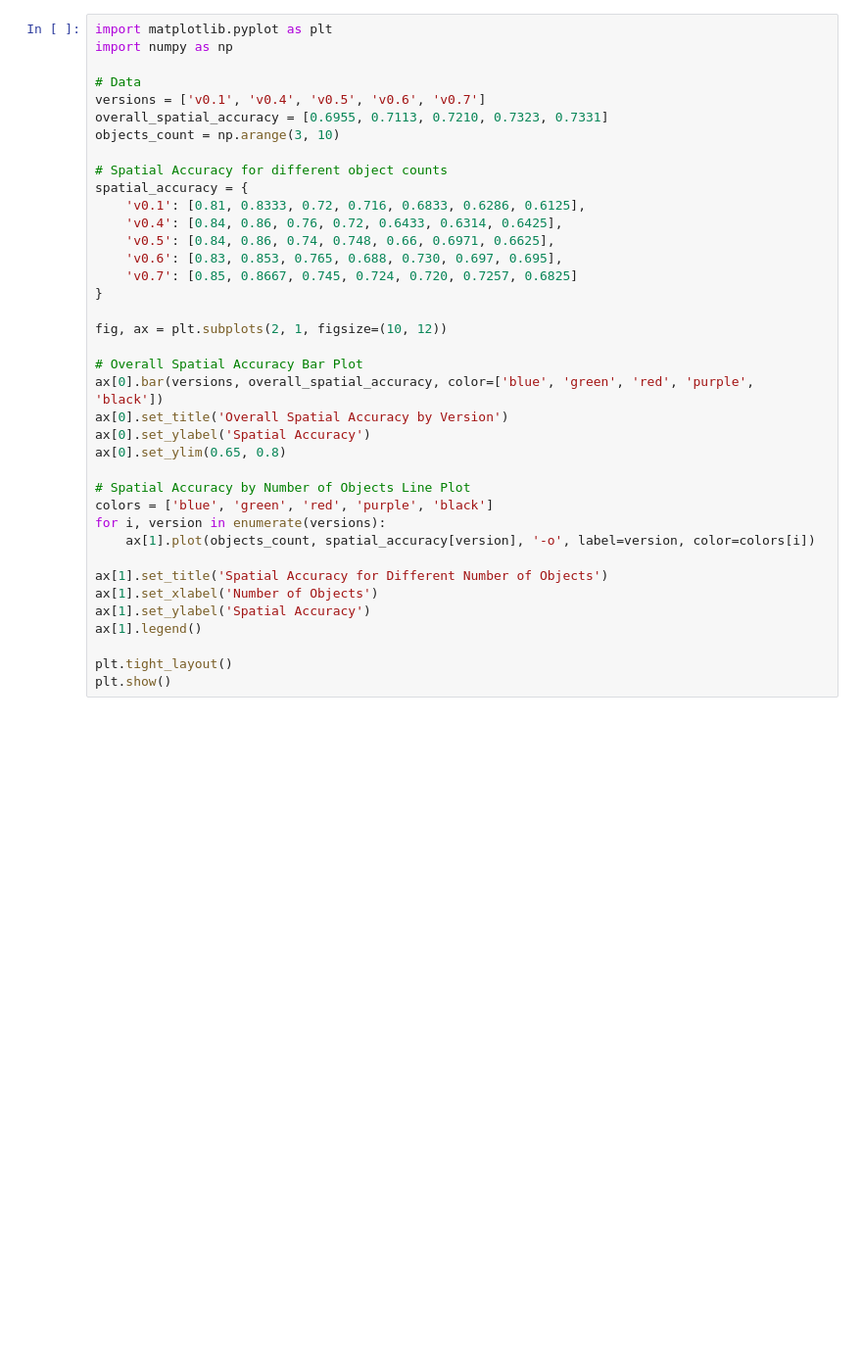
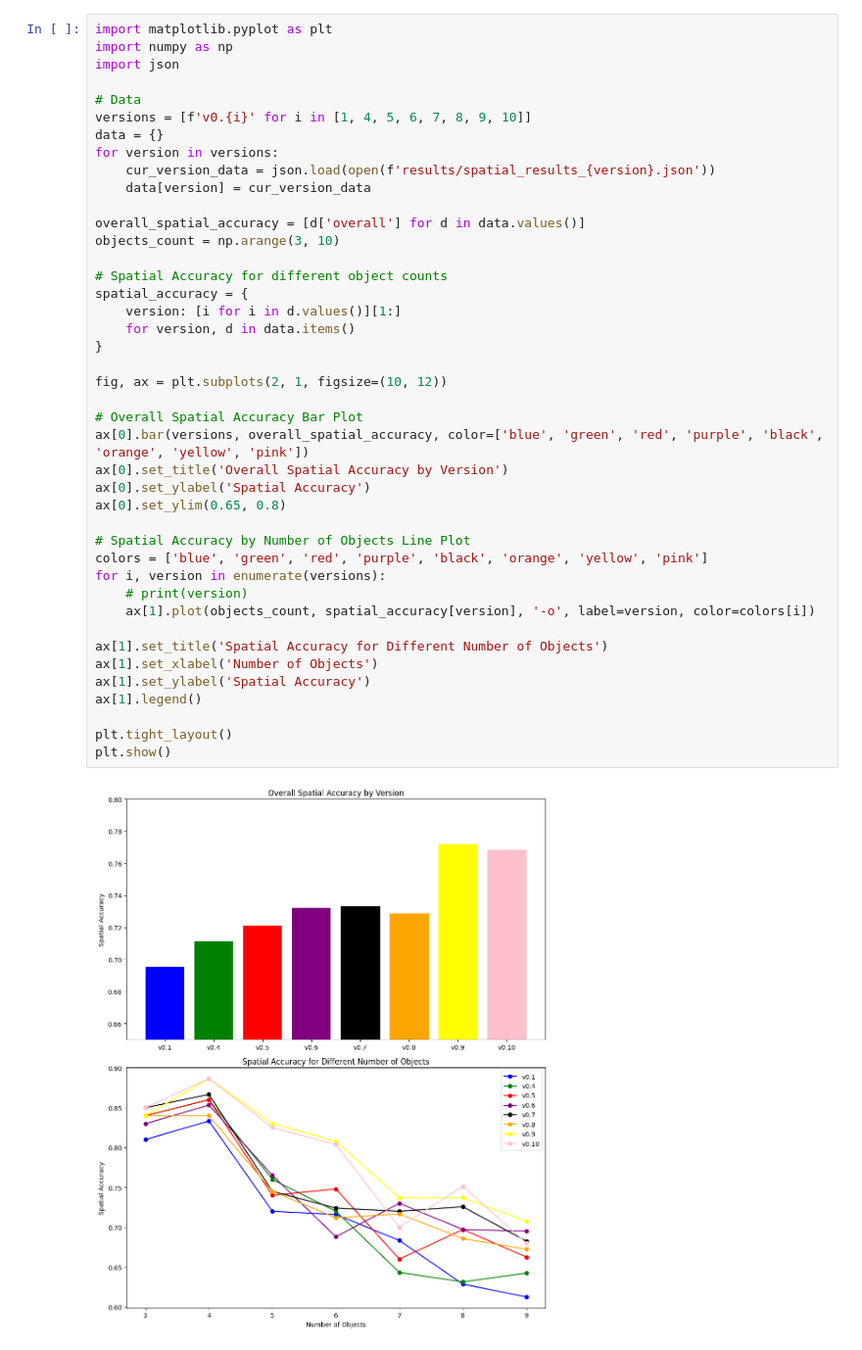
Before and after one commit to weiyueli7/SON, a Jupyter notebook: vis.ipynb, the cells around one changed output. Shown: that part at 98% size. Saved outputs shown, nothing was run; the diff lists cells and outputs as text; blank space fills up the shorter version.

Commit message:
update viz for spatial

```diff
--- a/vis.ipynb
+++ b/vis.ipynb
@@ -1,38 +1,44 @@
 # %%
 import matplotlib.pyplot as plt
 import numpy as np
+import json
 
 # Data
-versions = ['v0.1', 'v0.4', 'v0.5', 'v0.6', 'v0.7']
-overall_spatial_accuracy = [0.6955, 0.7113, 0.7210, 0.7323, 0.7331]
+versions = [f'v0.{i}' for i in [1, 4, 5, 6, 7, 8, 9, 10]]
+data = {}
+for version in versions:
+    cur_version_data = json.load(open(f'results/spatial_results_{version}.json'))
+    data[version] = cur_version_data
+
+overall_spatial_accuracy = [d['overall'] for d in data.values()]
 objects_count = np.arange(3, 10)
 
 # Spatial Accuracy for different object counts
 spatial_accuracy = {
-    'v0.1': [0.81, 0.8333, 0.72, 0.716, 0.6833, 0.6286, 0.6125],
-    'v0.4': [0.84, 0.86, 0.76, 0.72, 0.6433, 0.6314, 0.6425],
-    'v0.5': [0.84, 0.86, 0.74, 0.748, 0.66, 0.6971, 0.6625],
-    'v0.6': [0.83, 0.853, 0.765, 0.688, 0.730, 0.697, 0.695],
-    'v0.7': [0.85, 0.8667, 0.745, 0.724, 0.720, 0.7257, 0.6825]
+    version: [i for i in d.values()][1:]
+    for version, d in data.items()
 }
 
 fig, ax = plt.subplots(2, 1, figsize=(10, 12))
 
 # Overall Spatial Accuracy Bar Plot
-ax[0].bar(versions, overall_spatial_accuracy, color=['blue', 'green', 'red', 'purple', 'black'])
+ax[0].bar(versions, overall_spatial_accuracy, color=['blue', 'green', 'red', 'purple', 'black', 'orange', 'yellow', 'pink'])
 ax[0].set_title('Overall Spatial Accuracy by Version')
 ax[0].set_ylabel('Spatial Accuracy')
 ax[0].set_ylim(0.65, 0.8)
 
 # Spatial Accuracy by Number of Objects Line Plot
-colors = ['blue', 'green', 'red', 'purple', 'black']
+colors = ['blue', 'green', 'red', 'purple', 'black', 'orange', 'yellow', 'pink']
 for i, version in enumerate(versions):
+    # print(version)
     ax[1].plot(objects_count, spatial_accuracy[version], '-o', label=version, color=colors[i])
 
 ax[1].set_title('Spatial Accuracy for Different Number of Objects')
 ax[1].set_xlabel('Number of Objects')
 ax[1].set_ylabel('Spatial Accuracy')
 ax[1].legend()
 
 plt.tight_layout()
 plt.show()
+# %% [output]
+[figure, added]
```
Also changed, not shown: 9 other files.
